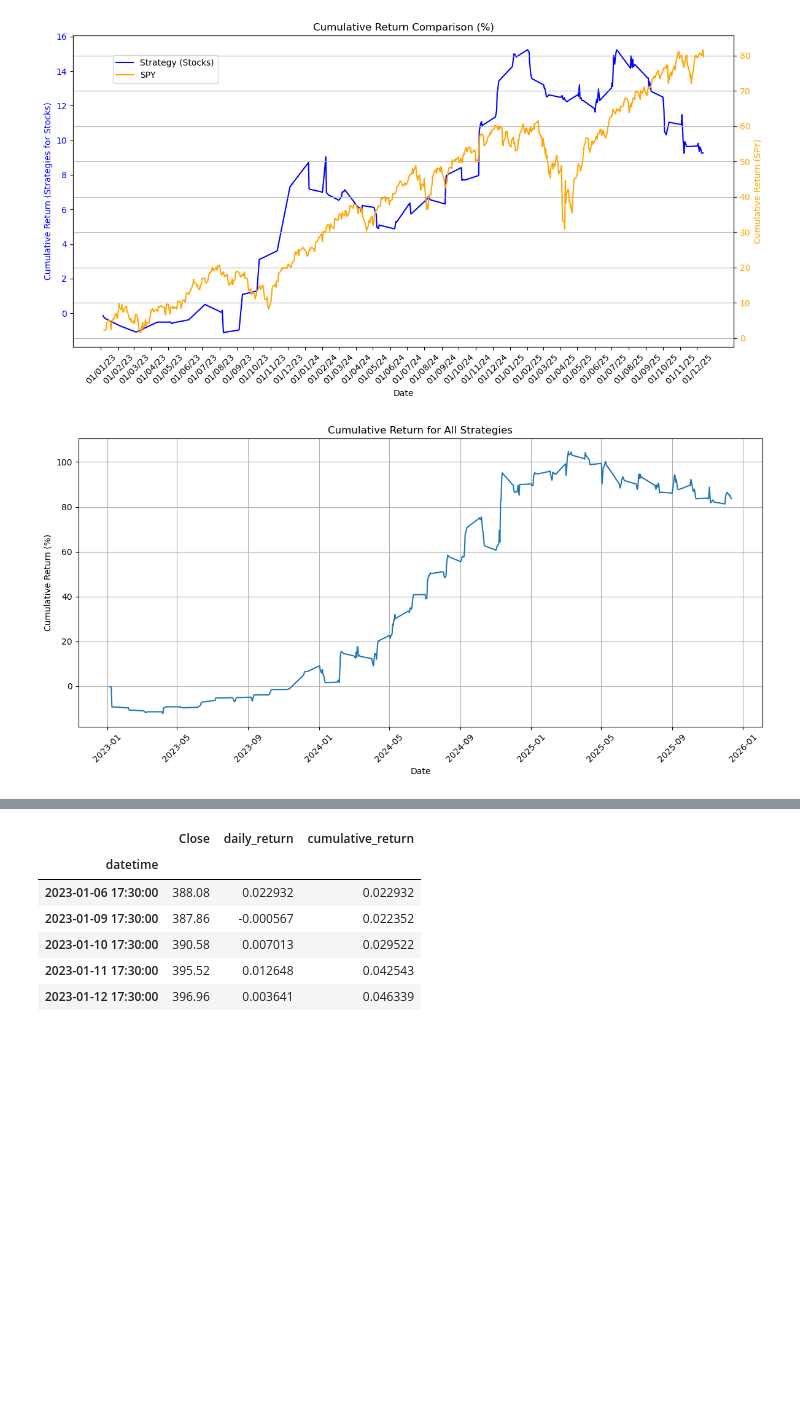
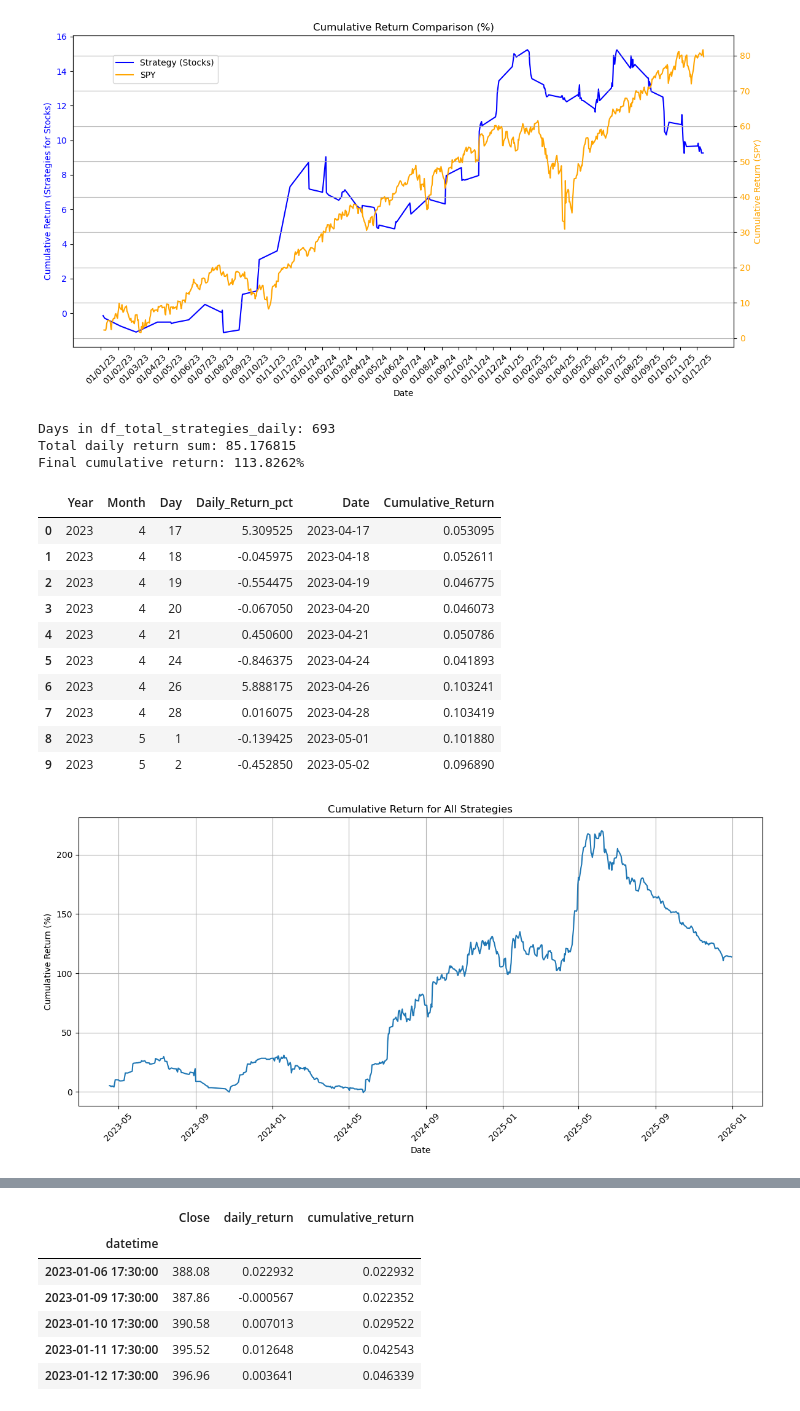
Before and after one commit to scimmione1/prop_trading_results_from_2023, a Jupyter notebook: 01_Prop_Trading_Accounts_complete_analysis_.ipynb, the cells around one changed output, grey strips where cells are left out. Saved outputs shown, nothing was run; the diff lists cells and outputs as text; code cells hidden in the pictures; blank space fills up the shorter version.

```diff
--- a/01_Prop_Trading_Accounts_complete_analysis_.ipynb
+++ b/01_Prop_Trading_Accounts_complete_analysis_.ipynb
@@ -2024,0 +2081,41 @@ df_total_strategies_daily['Cumulative_Return'] = np.log(1 + df_total_strategies_
+# %%
+# Use df_dates to match cell 61-62 exactly - group by Year/Month/Day
+df_total_strategies = df_dates.copy()
+
+# Use the SAME grouping approach as cell 61: group by Year, Month, Day columns
+df_total_strategies_daily = df_total_strategies.groupby(['Year', 'Month', 'Day']).agg({
+    'Profit_pct_100': 'sum'
+}).reset_index()
+
+# Create a proper date column for better x-axis formatting
+df_total_strategies_daily['Date'] = pd.to_datetime(df_total_strategies_daily[['Year', 'Month', 'Day']])
+
+# Sort by date
+df_total_strategies_daily = df_total_strategies_daily.sort_values('Date')
+
+# Rename column to match the plot labels
+df_total_strategies_daily.rename(columns={'Profit_pct_100': 'Daily_Return_pct'}, inplace=True)
+
+# Use STANDARD COMPOUNDING (same as cell 61)
+df_total_strategies_daily['Cumulative_Return'] = ((1 + df_total_strategies_daily['Daily_Return_pct'] / 100).cumprod() - 1)
+
+print(f"Days in df_total_strategies_daily: {len(df_total_strategies_daily)}")
+print(f"Total daily return sum: {df_total_strategies_daily['Daily_Return_pct'].sum():.6f}")
+print(f"Final cumulative return: {df_total_strategies_daily['Cumulative_Return'].iloc[-1] * 100:.4f}%")
+
+df_total_strategies_daily.head(10)
+# %% [output]
+Days in df_total_strategies_daily: 693
+Total daily return sum: 85.176815
+Final cumulative return: 113.8262%
+|  | Year | Month | Day | Daily_Return_pct | Date | Cumulative_Return |
+| 0 | 2023 | 4 | 17 | 5.309525 | 2023-04-17 | 0.053095 |
+| 1 | 2023 | 4 | 18 | -0.045975 | 2023-04-18 | 0.052611 |
+| 2 | 2023 | 4 | 19 | -0.554475 | 2023-04-19 | 0.046775 |
+| 3 | 2023 | 4 | 20 | -0.067050 | 2023-04-20 | 0.046073 |
+| 4 | 2023 | 4 | 21 | 0.450600 | 2023-04-21 | 0.050786 |
+| 5 | 2023 | 4 | 24 | -0.846375 | 2023-04-24 | 0.041893 |
+| 6 | 2023 | 4 | 26 | 5.888175 | 2023-04-26 | 0.103241 |
+| 7 | 2023 | 4 | 28 | 0.016075 | 2023-04-28 | 0.103419 |
+| 8 | 2023 | 5 | 1 | -0.139425 | 2023-05-01 | 0.101880 |
+| 9 | 2023 | 5 | 2 | -0.452850 | 2023-05-02 | 0.096890 |
@@ -2034,7 +2217,7 @@ plt.grid()
 plt.tight_layout()
 plt.show()
 # %% [output]
-[figure, old version]
+[figure, new version]
 # %%
 # plot df_total_strategies_daily and combined_data_spy using two different y-axes
 fig, ax1 = plt.subplots(figsize=(12, 6))
```
Also changed, not shown: parts of 11 cells of this notebook.
